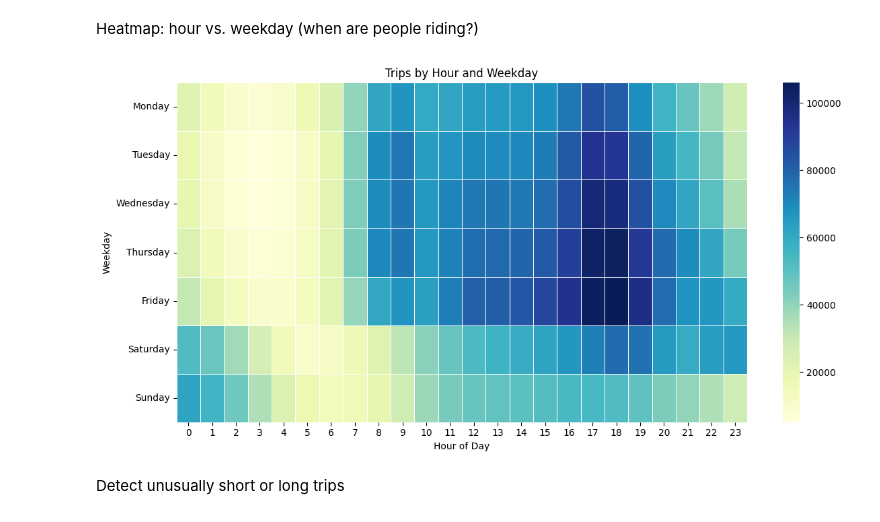
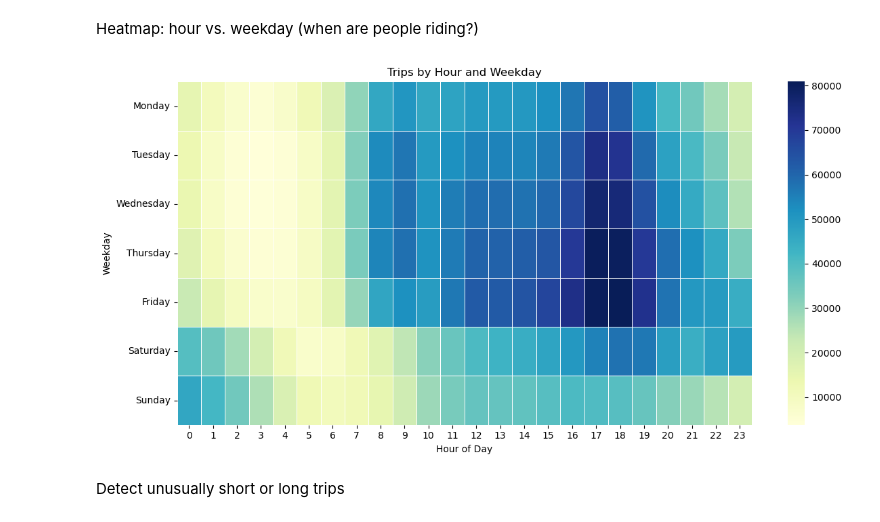
Before and after one commit to ham222/socialdata, a Jupyter notebook: social.ipynb, the cells around one changed output. Saved outputs shown, nothing was run; the diff lists cells and outputs as text; code cells hidden in the pictures.

```diff
--- a/social.ipynb
+++ b/social.ipynb
@@ -6,7 +44,7 @@ import matplotlib.pyplot as plt
 # %%
-# 1. Load just a sample for now (optional, remove nrows later)
+pathLaptop = "C:/Users/mateu/OneDrive - Danmarks Tekniske Universitet/socialdata/Taxi_Trips_cleaned.csv"
+pathPC = "E:/Taxi_Trips_cleaned.csv"
 df = pd.read_csv(
-    r"E:/Taxi_Trips_cleaned.csv",
-    #nrows=500_000,  # remove this line once tested
+    pathLaptop,
     low_memory=False
 )
@@ -55,0 +363,33 @@ print(df.head())
+# %%
+# Impute Tolls with 0 where missing
+df['Tolls'].fillna(0, inplace=True)
+
+# Impute 'Extras' and 'Tips' with 0 where missing (if necessary)
+df['Extras'].fillna(0, inplace=True)
+df['Tips'].fillna(0, inplace=True)
+
+# Drop rows where critical fields (Fare, Company, and GPS coordinates) are missing
+df_cleaned = df.dropna(subset=['Trip Start Timestamp', 'Trip End Timestamp', 'Fare', 'Company',
+                               'Pickup Centroid Latitude', 'Pickup Centroid Longitude',
+                               'Dropoff Centroid Latitude', 'Dropoff Centroid Longitude'])
+
+# For columns with very few missing values (e.g., Trip Seconds, Trip Miles), drop rows where these are missing
+df_cleaned = df_cleaned.dropna(subset=['Trip Seconds', 'Trip Miles'])
+
+# Ensure all monetary columns (Fare, Trip Total, Tips, Tolls) have valid non-negative values
+df_cleaned = df_cleaned[(df_cleaned['Fare'] >= 0) & (df_cleaned['Trip Total'] >= 0) &
+                        (df_cleaned['Tips'] >= 0) & (df_cleaned['Tolls'] >= 0)]
+
+# Handle GPS-related missing data (either remove rows with missing values in GPS or impute)
+# Since missing geospatial data could be excluded in spatial analysis, you may choose to drop or impute these
+df_cleaned = df_cleaned.dropna(subset=['Pickup Centroid Latitude', 'Pickup Centroid Longitude',
+                                       'Dropoff Centroid Latitude', 'Dropoff Centroid Longitude'])
+
+# Recalculate derived fields after cleaning
+df_cleaned['avg_speed_mph'] = df_cleaned['Trip Miles'] / (df_cleaned['Trip Seconds'] / 3600)
+df_cleaned['tip_rate'] = df_cleaned['Tips'] / df_cleaned['Fare']
+
+# Recheck for NaN values after cleaning
+print(f"NaN values afbefore cleaning:\n{df.isna().sum()}")
+print(f"NaN values after cleaning:\n{df_cleaned.isna().sum()}")
+df = df_cleaned.copy()
@@ -256,21 +660,21 @@ Heatmap: hour vs. weekday (when are people riding?)
 # %%
 # Pivot: weekday (rows) vs. hour (columns)
 heatmap_data = (
-    df.groupby(["weekday", "start_hour"])
+    df.groupby(["start_weekday", "start_hour"])
     .size()
     .unstack()
     .reindex(["Monday", "Tuesday", "Wednesday", "Thursday", "Friday", "Saturday", "Sunday"])
 )
 
 plt.figure(figsize=(12, 6))
 sns.heatmap(heatmap_data, cmap="YlGnBu", annot=False, linewidths=0.5)
 plt.title("Trips by Hour and Weekday")
 plt.xlabel("Hour of Day")
 plt.ylabel("Weekday")
 plt.tight_layout()
 plt.show()
 # %% [output]
-[figure, old version]
+[figure, new version]
 # %% [markdown]
 Detect unusually short or long trips
 # %%
```
Also changed, not shown: parts of 56 cells of this notebook.
